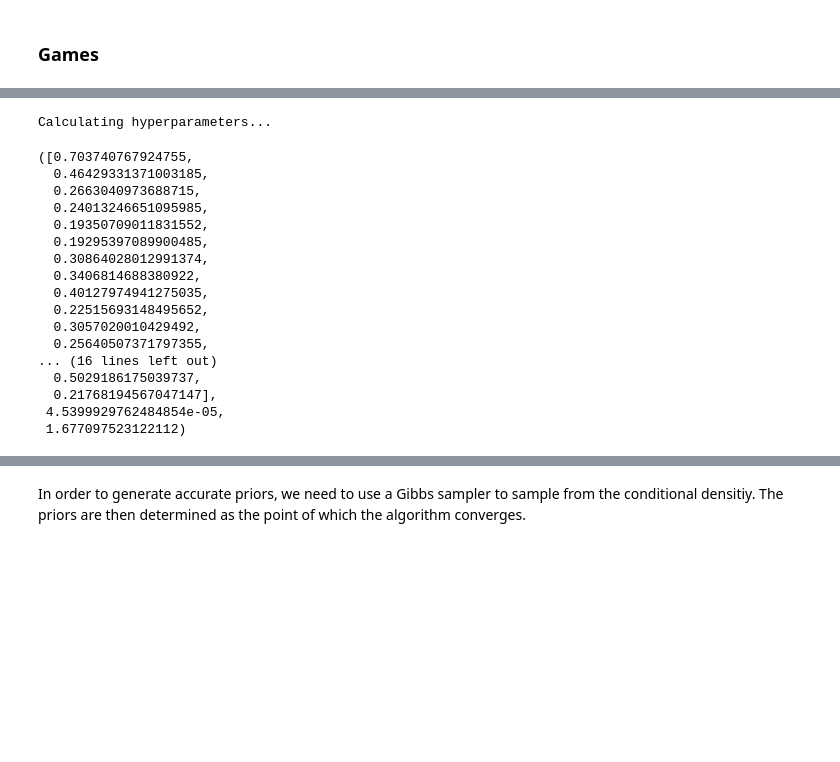
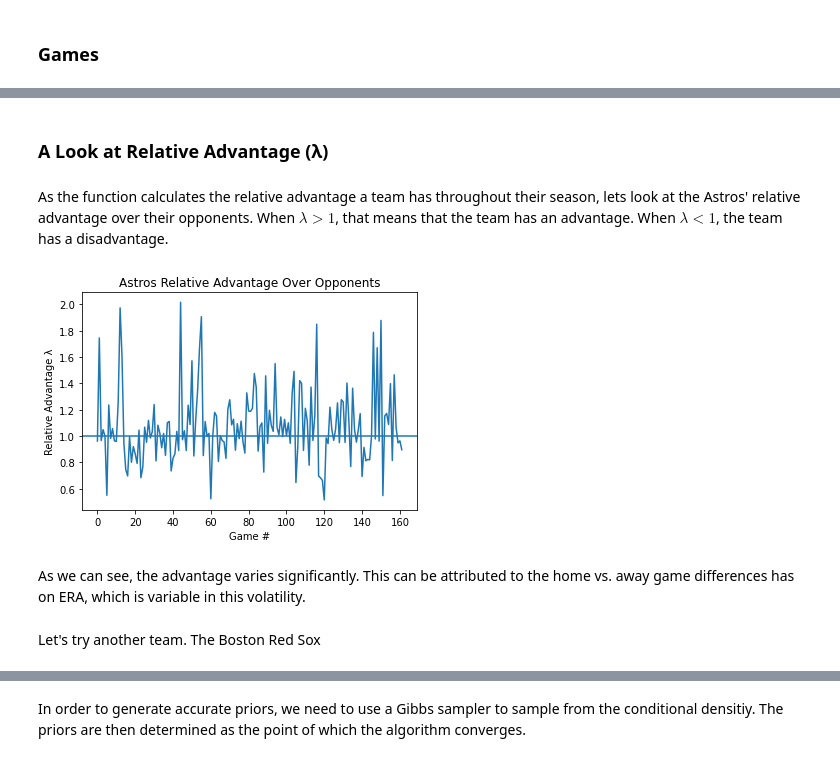
Before and after one commit to nicholas-greger/astros-project, a Jupyter notebook: Model/Bayesian Modeling.ipynb, the cells around one changed output, grey strips where cells are left out. Drawn from its saved outputs; the diff is of its cells as text; code cells hidden in the pictures; blank space fills up the shorter version.

```diff
--- a/Model/Bayesian Modeling.ipynb
+++ b/Model/Bayesian Modeling.ipynb
@@ -203,10 +268,8 @@ data_2016
 ### Games
 # %%
 from pybaseball import schedule_and_record
-HOU_2014 = schedule_and_record(2014, "HOU")
-HOU_2015 = schedule_and_record(2015, "HOU")
-HOU_2016 = schedule_and_record(2016, "HOU")
-HOU_2017 = schedule_and_record(2017, "HOU")
+
+HOU_2014_ = schedule_and_record(2014, "HOU")
+HOU_2015_ = schedule_and_record(2015, "HOU")
+HOU_2016_ = schedule_and_record(2016, "HOU")
+HOU_2017_ = schedule_and_record(2017, "HOU")
-# %%
-from pybaseball import pitching_stats
-data = pitching_stats(2014, 2017, ind=1)
@@ -230,0 +276,5 @@ data.groupby('Name')
+# %%
+HOU_2014 = HOU_2014_
+HOU_2015 = HOU_2015_
+HOU_2016 = HOU_2016_
+HOU_2017 = HOU_2017_
@@ -294,24 +332,0 @@ def Initialize_Variables(era_home,
-# %%
-Initialize_Variables(era_home = data_2016['ERA_Home'],
-                     era_away = data_2016['ERA_Away'],
-                     winning_ratio = data_2016['W/L%'],
-                     batting_average = data_2016['BA'])
-# %% [output]
-Calculating hyperparameters...
-([0.703740767924755,
-  0.46429331371003185,
-  0.2663040973688715,
-  0.24013246651095985,
-  0.19350709011831552,
-  0.19295397089900485,
-  0.30864028012991374,
-  0.3406814688380922,
-  0.40127974941275035,
-  0.22515693148495652,
-  0.3057020010429492,
-  0.25640507371797355,
-... (16 lines left out)
-  0.5029186175039737,
-  0.21768194567047147],
- 4.5399929762484854e-05,
- 1.677097523122112)
@@ -317,0 +388,30 @@ Calculating hyperparameters...
+# %% [markdown]
+### A Look at Relative Advantage (λ)
+# %% [markdown]
+As the function calculates the relative advantage a team has throughout their season, lets look at the Astros' relative advantage over their opponents. When $λ > 1$, that means that the team has an advantage. When $λ < 1$, the team has a disadvantage.
+# %%
+# Plotting Astros Advantage for 162 Games, for 4 years
+is_home_2014 = HOU_2014['is_home'].values
+is_home_2015 = HOU_2015['is_home'].values
+is_home_2016 = HOU_2016['is_home'].values
+is_home_2017 = HOU_2017['is_home'].values
+
+lambda_s_2014 = Initialize_Variables(data = data_2014, team = 10, game_opponents = HOU_2014['Opp'], is_home = is_home_2014)
+lambda_s_2015 = Initialize_Variables(data = data_2015, team = 10, game_opponents = HOU_2015['Opp'], is_home = is_home_2015)
+lambda_s_2016 = Initialize_Variables(data = data_2016, team = 10, game_opponents = HOU_2016['Opp'], is_home = is_home_2016)
+lambda_s_2017 = Initialize_Variables(data = data_2017, team = 10, game_opponents = HOU_2017['Opp'], is_home = is_home_2017)
+# %%
+plt.plot(lambda_s_2017)
+plt.axhline(1)
+
+plt.xlabel("Game #")
+plt.ylabel("Relative Advantage λ")
+
+plt.title("Astros Relative Advantage Over Opponents")
+plt.show()
+# %% [output]
+[figure, added]
+# %% [markdown]
+As we can see, the advantage varies significantly. This can be attributed to the home vs. away game differences has on ERA, which is variable in this volatility.
+# %% [markdown]
+Let's try another team. The Boston Red Sox
```
Also changed, not shown: parts of 46 cells of this notebook.
